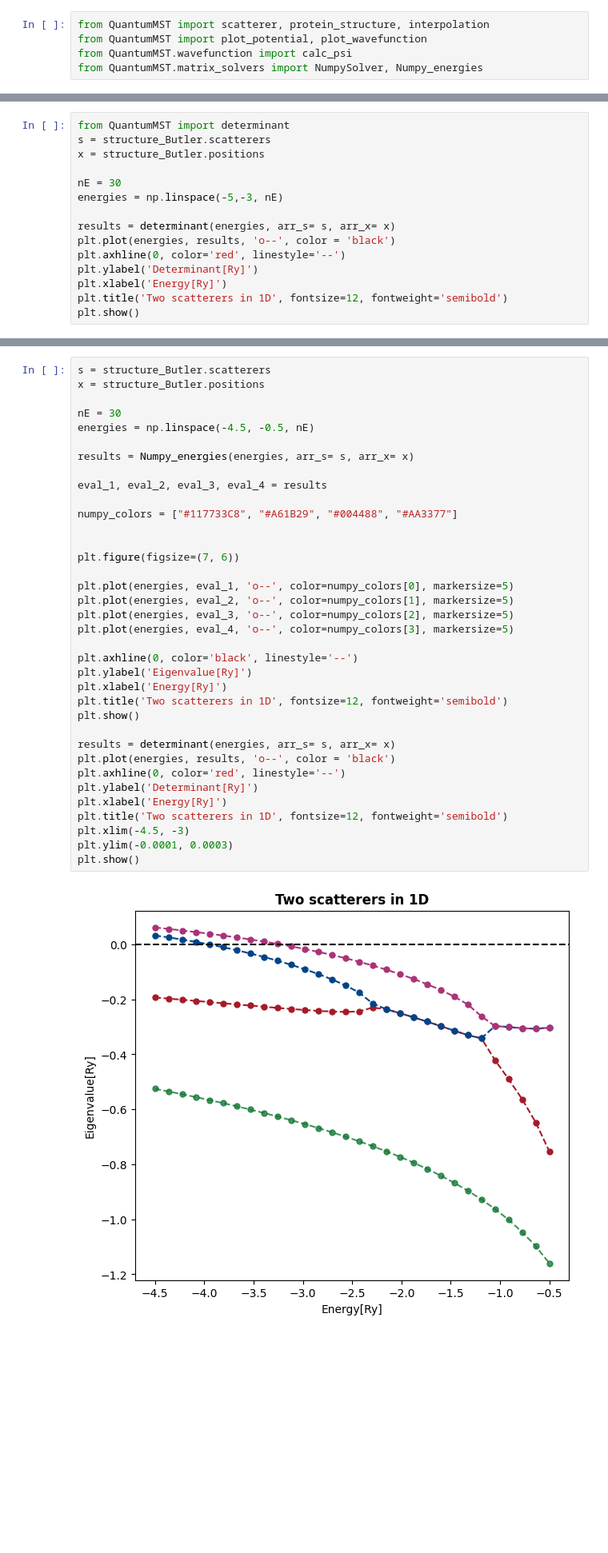
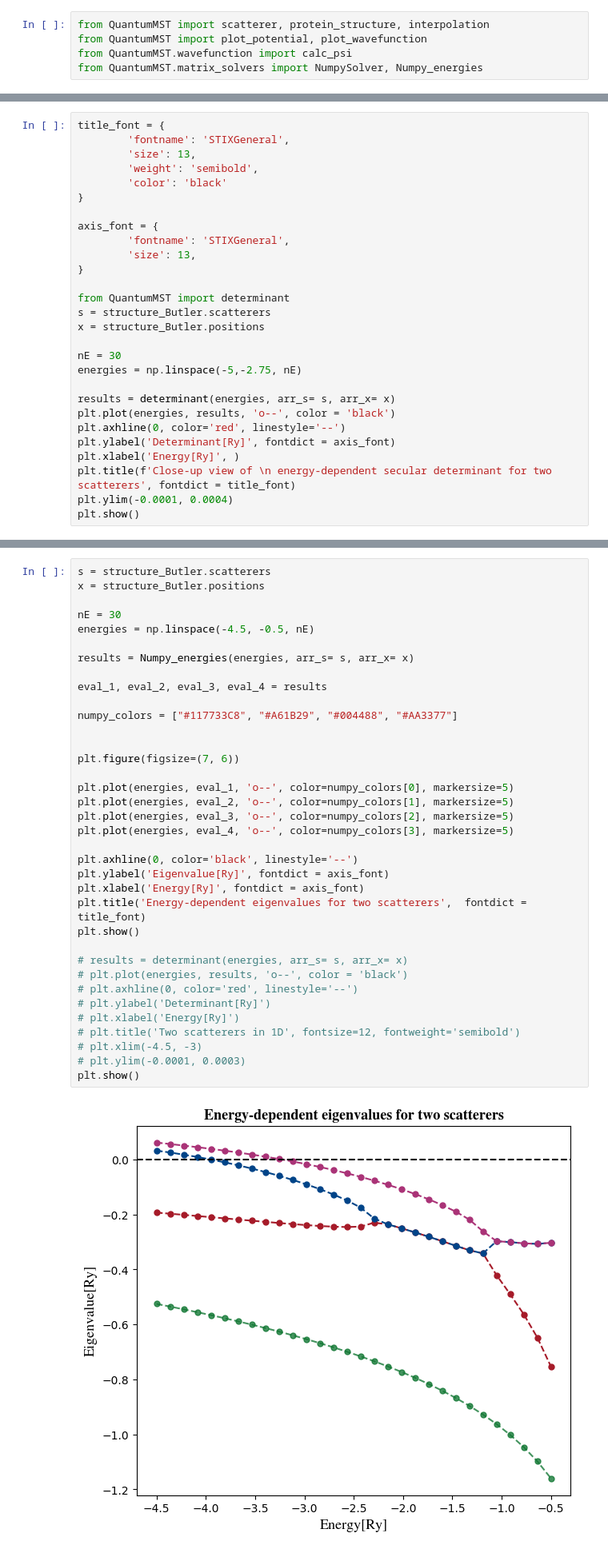
Before and after one commit to m-martyna/QuantumMST, a Jupyter notebook: thesis_plots.ipynb, the cells around one changed output, grey strips where cells are left out. Shown at 80% size. Drawn from its saved outputs; the diff is of its cells as text; blank space fills up the shorter version.

```diff
--- a/thesis_plots.ipynb
+++ b/thesis_plots.ipynb
@@ -76,16 +43,29 @@ plot_potential(x, V, structure_4)
 # %%
+title_font = {
+        'fontname': 'STIXGeneral',
+        'size': 13,
+        'weight': 'semibold',
+        'color': 'black'
+}
+
+axis_font = {
+        'fontname': 'STIXGeneral',
+        'size': 13,
+}
+
 from QuantumMST import determinant
 s = structure_Butler.scatterers
 x = structure_Butler.positions
 
 nE = 30
-energies = np.linspace(-5,-3, nE)
+energies = np.linspace(-5,-2.75, nE)
 
 results = determinant(energies, arr_s= s, arr_x= x)
 plt.plot(energies, results, 'o--', color = 'black')
 plt.axhline(0, color='red', linestyle='--')
-plt.ylabel('Determinant[Ry]')
-plt.xlabel('Energy[Ry]')
-plt.title('Two scatterers in 1D', fontsize=12, fontweight='semibold')
+plt.ylabel('Determinant[Ry]', fontdict = axis_font)
+plt.xlabel('Energy[Ry]', )
+plt.title(f'Close-up view of \n energy-dependent secular determinant for two scatterers', fontdict = title_font)
+plt.ylim(-0.0001, 0.0004)
 plt.show()
 # %% [output]
@@ -93,38 +126,38 @@ plt.show()
 # %%
 s = structure_Butler.scatterers
 x = structure_Butler.positions
 
 nE = 30
 energies = np.linspace(-4.5, -0.5, nE)
 
 results = Numpy_energies(energies, arr_s= s, arr_x= x)
 
 eval_1, eval_2, eval_3, eval_4 = results
 
 numpy_colors = ["#117733C8", "#A61B29", "#004488", "#AA3377"]
 
 
 plt.figure(figsize=(7, 6))
 
 plt.plot(energies, eval_1, 'o--', color=numpy_colors[0], markersize=5)
 plt.plot(energies, eval_2, 'o--', color=numpy_colors[1], markersize=5)
 plt.plot(energies, eval_3, 'o--', color=numpy_colors[2], markersize=5)
 plt.plot(energies, eval_4, 'o--', color=numpy_colors[3], markersize=5)
 
 plt.axhline(0, color='black', linestyle='--')
-plt.ylabel('Eigenvalue[Ry]')
-plt.xlabel('Energy[Ry]')
-plt.title('Two scatterers in 1D', fontsize=12, fontweight='semibold')
+plt.ylabel('Eigenvalue[Ry]', fontdict = axis_font)
+plt.xlabel('Energy[Ry]', fontdict = axis_font)
+plt.title('Energy-dependent eigenvalues for two scatterers',  fontdict = title_font)
 plt.show()
 
-results = determinant(energies, arr_s= s, arr_x= x)
-plt.plot(energies, results, 'o--', color = 'black')
-plt.axhline(0, color='red', linestyle='--')
-plt.ylabel('Determinant[Ry]')
-plt.xlabel('Energy[Ry]')
-plt.title('Two scatterers in 1D', fontsize=12, fontweight='semibold')
-plt.xlim(-4.5, -3)
-plt.ylim(-0.0001, 0.0003)
+# results = determinant(energies, arr_s= s, arr_x= x)
+# plt.plot(energies, results, 'o--', color = 'black')
+# plt.axhline(0, color='red', linestyle='--')
+# plt.ylabel('Determinant[Ry]')
+# plt.xlabel('Energy[Ry]')
+# plt.title('Two scatterers in 1D', fontsize=12, fontweight='semibold')
+# plt.xlim(-4.5, -3)
+# plt.ylim(-0.0001, 0.0003)
 plt.show()
 # %% [output]
-[figure, old version]
+[figure, new version]
```
Also changed, not shown: parts of 11 cells of this notebook, 2 other files.
